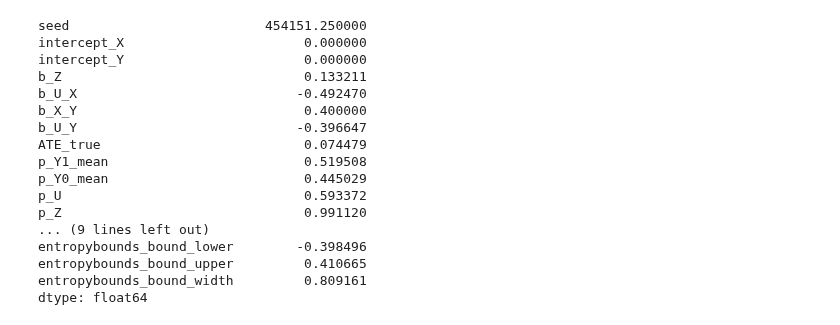
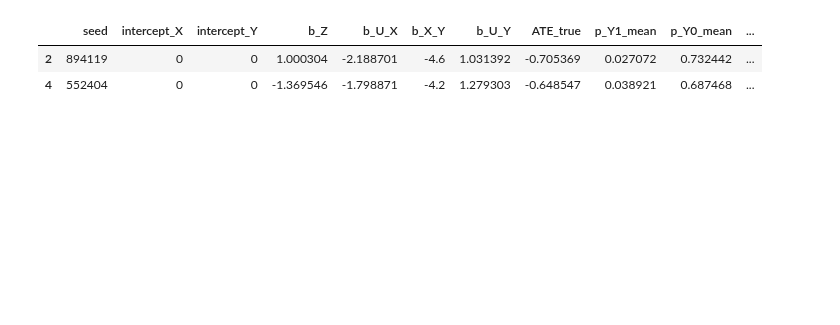
Before and after one commit to tmaringgele/causal-bounds, a Jupyter notebook: simulation_engine/test.ipynb, the cells around one changed output. Saved outputs shown, nothing was run; the diff lists cells and outputs as text; code cells hidden in the pictures; blank space fills up the shorter version.

```diff
--- a/simulation_engine/test.ipynb
+++ b/simulation_engine/test.ipynb
@@ -81,21 +50,9 @@ Warning: Columns for algorithm 'autobound' not found in dataframe.
 # %%
 invalids = binaryIV.data[binaryIV.data['causaloptim_bound_valid'] == False]
-invalids.mean(numeric_only=True)
+invalIV = BinaryIV('IV Dag', invalids)
+invalIV.bound_ate_causaloptim()
+invalIV.data
 # %% [output]
-seed                         454151.250000
-intercept_X                       0.000000
-intercept_Y                       0.000000
-b_Z                               0.133211
-b_U_X                            -0.492470
-b_X_Y                             0.400000
-b_U_Y                            -0.396647
-ATE_true                          0.074479
-p_Y1_mean                         0.519508
-p_Y0_mean                         0.445029
-p_U                               0.593372
-p_Z                               0.991120
-... (9 lines left out)
-entropybounds_bound_lower        -0.398496
-entropybounds_bound_upper         0.410665
-entropybounds_bound_width         0.809161
-dtype: float64
+|  | seed | intercept_X | intercept_Y | b_Z | b_U_X | b_X_Y | b_U_Y | ATE_true | p_Y1_mean | p_Y0_mean | ... |
+| 2 | 894119 | 0 | 0 | 1.000304 | -2.188701 | -4.6 | 1.031392 | -0.705369 | 0.027072 | 0.732442 | ... |
+| 4 | 552404 | 0 | 0 | -1.369546 | -1.798871 | -4.2 | 1.279303 | -0.648547 | 0.038921 | 0.687468 | ... |
```
Also changed, not shown: parts of 5 cells of this notebook, 3 other files.
